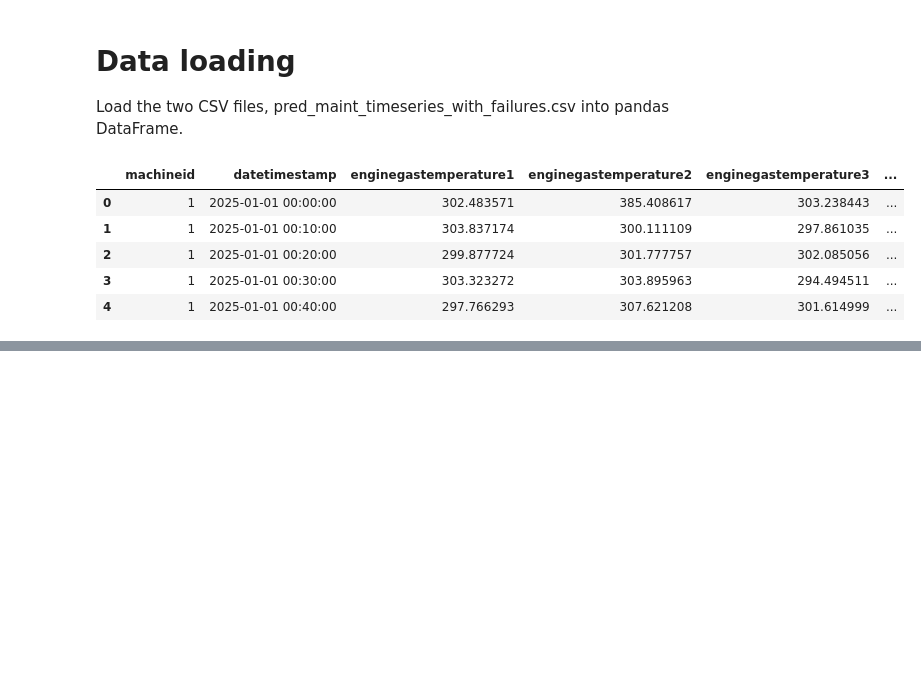
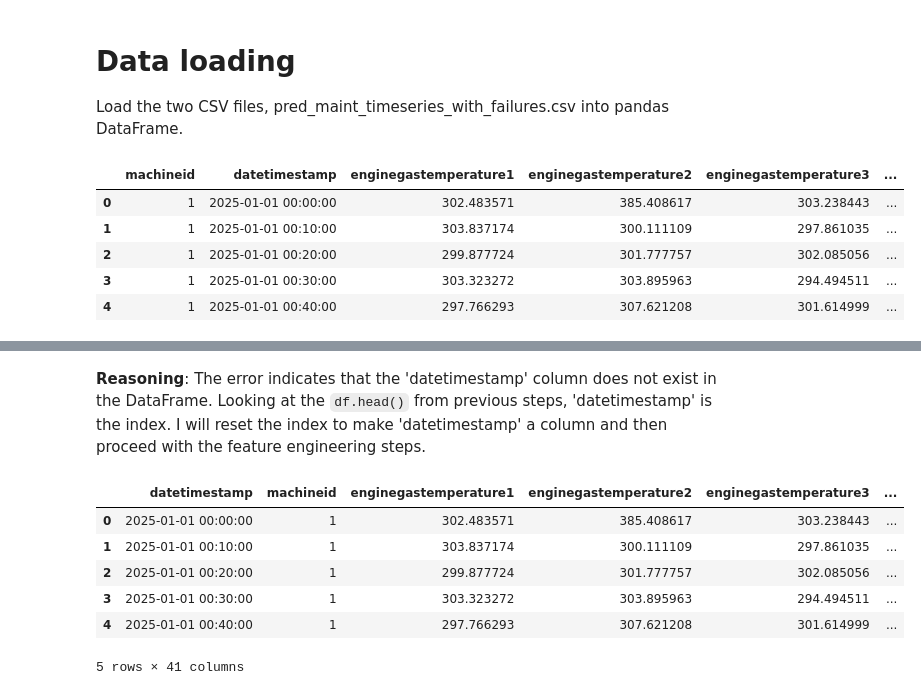
Before and after one commit to rosa-lpz/Data-Science-Portfolio, a Jupyter notebook: Predictive Maintenance/pred_maint_failures/notebooks/02-feature-engineering.ipynb, the cells around one changed output, grey strips where cells are left out. Drawn from its saved outputs; the diff is of its cells as text; code cells hidden in the pictures; blank space fills up the shorter version.

```diff
--- a/Predictive Maintenance/pred_maint_failures/notebooks/02-feature-engineering.ipynb
+++ b/Predictive Maintenance/pred_maint_failures/notebooks/02-feature-engineering.ipynb
@@ -36,0 +92,25 @@ display(df.head())
+# %% [markdown]
+**Reasoning**:
+The error indicates that the 'datetimestamp' column does not exist in the DataFrame. Looking at the `df.head()` from previous steps, 'datetimestamp' is the index. I will reset the index to make 'datetimestamp' a column and then proceed with the feature engineering steps.
+# %%
+df = df.reset_index()
+df['datetimestamp'] = pd.to_datetime(df['datetimestamp'])
+df['time_of_day'] = df['datetimestamp'].dt.hour
+df['day_of_week'] = df['datetimestamp'].dt.dayofweek
+
+sensor_columns = [f'enginegastemperature{i}' for i in range(1, 7)] + ['pressure']
+window_size = 12
+
+for col in sensor_columns:
+    df[f'{col}_rolling_mean_{window_size}'] = df[col].rolling(window=window_size).mean()
+    df[f'{col}_rolling_std_{window_size}'] = df[col].rolling(window=window_size).std()
+
+display(df.head())
+# %% [output]
+|  | datetimestamp | machineid | enginegastemperature1 | enginegastemperature2 | enginegastemperature3 | ... |
+| 0 | 2025-01-01 00:00:00 | 1 | 302.483571 | 385.408617 | 303.238443 | ... |
+| 1 | 2025-01-01 00:10:00 | 1 | 303.837174 | 300.111109 | 297.861035 | ... |
+| 2 | 2025-01-01 00:20:00 | 1 | 299.877724 | 301.777757 | 302.085056 | ... |
+| 3 | 2025-01-01 00:30:00 | 1 | 303.323272 | 303.895963 | 294.494511 | ... |
+| 4 | 2025-01-01 00:40:00 | 1 | 297.766293 | 307.621208 | 301.614999 | ... |
+5 rows × 41 columns
```
Also changed, not shown: parts of 11 cells of this notebook, 1 other file.
